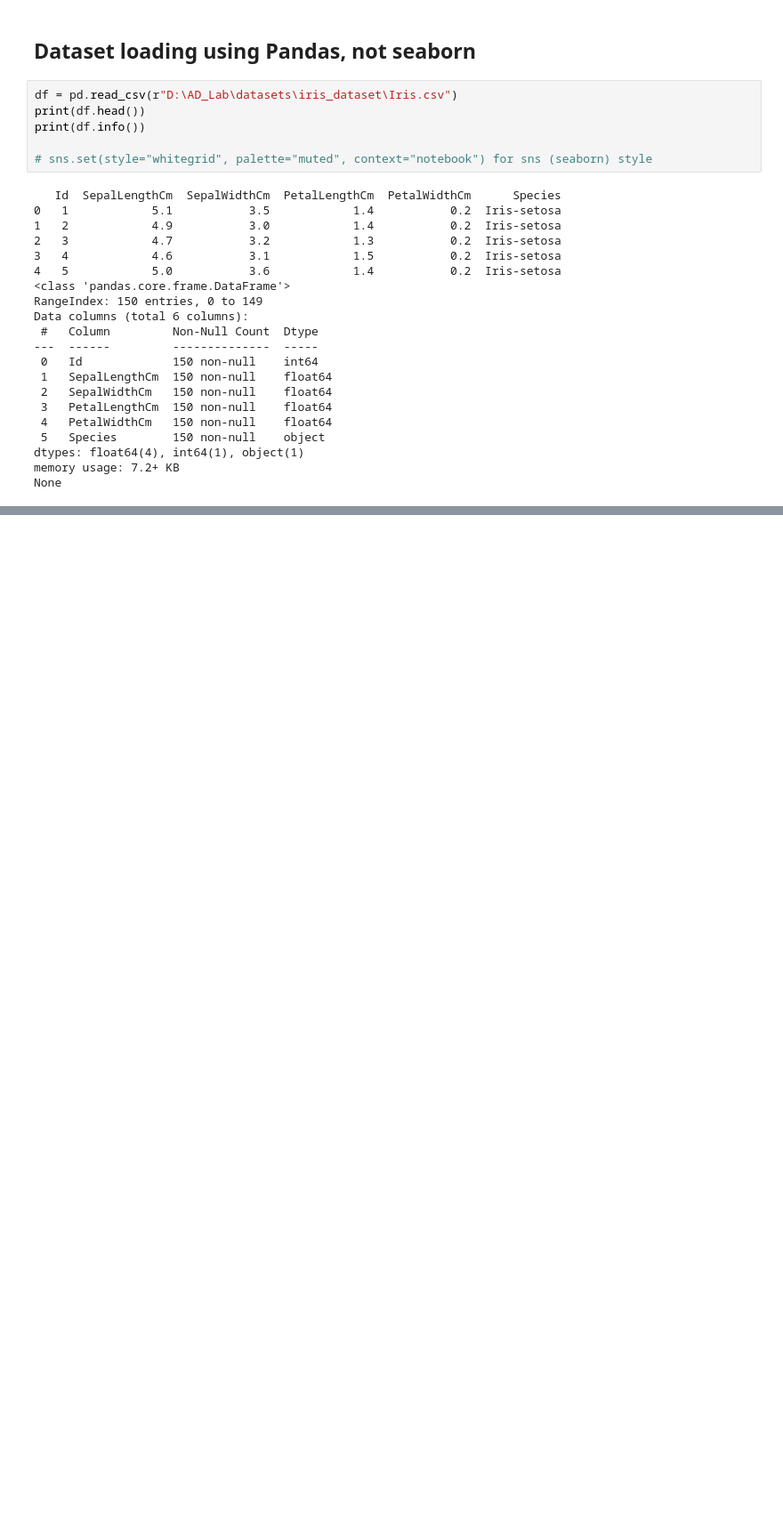
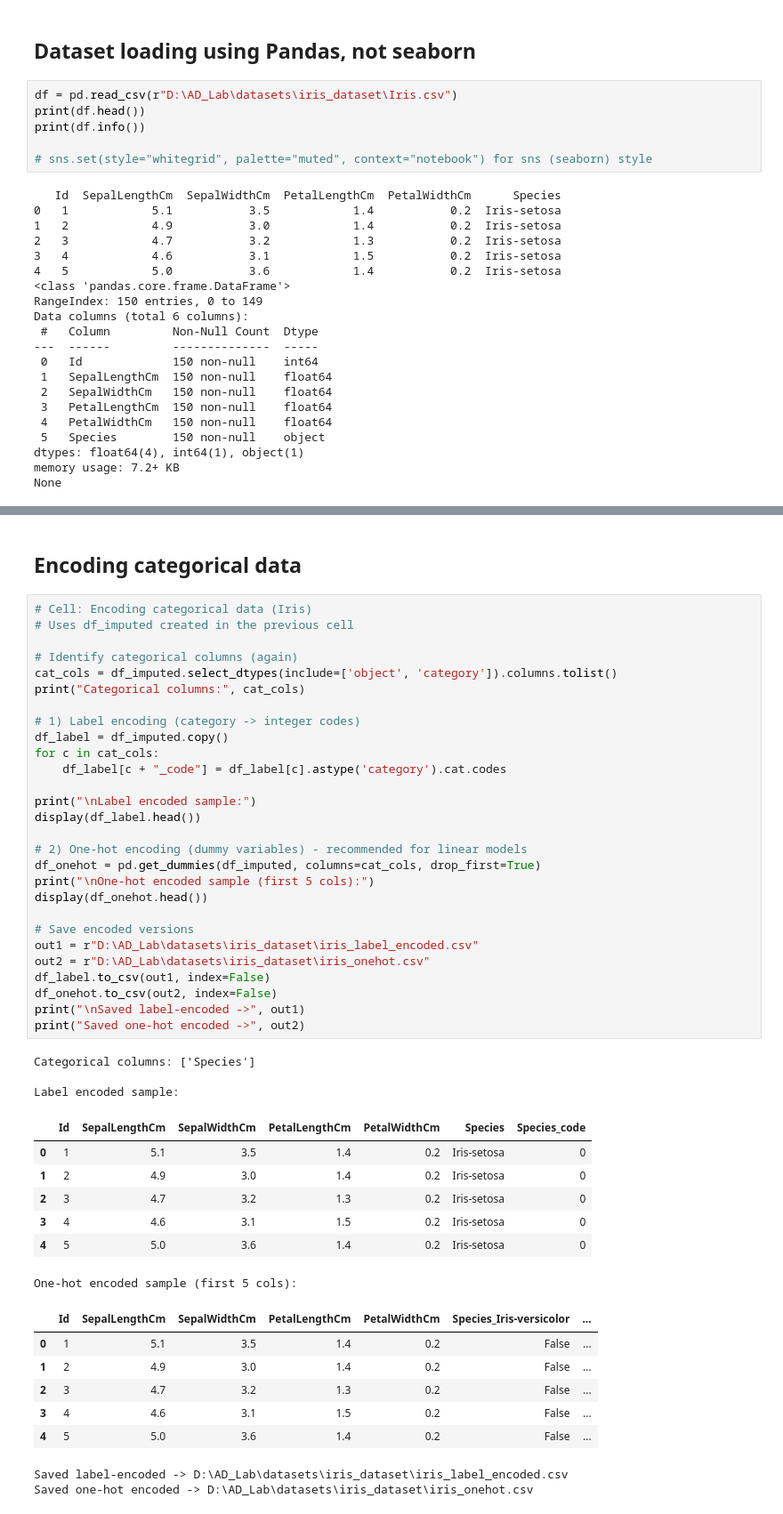
Before and after one commit to lawk-0/AD_Lab, a Jupyter notebook: Week1/iris/iris.ipynb, the cells around one changed output, grey strips where cells are left out. Shown at 89% size. Cells and saved outputs as stored; diff of their text form; blank space fills up the shorter version.

```diff
--- a/Week1/iris/iris.ipynb
+++ b/Week1/iris/iris.ipynb
@@ -64,0 +147,49 @@ None
+# %% [markdown]
+## Encoding categorical data
+# %%
+# Cell: Encoding categorical data (Iris)
+# Uses df_imputed created in the previous cell
+
+# Identify categorical columns (again)
+cat_cols = df_imputed.select_dtypes(include=['object', 'category']).columns.tolist()
+print("Categorical columns:", cat_cols)
+
+# 1) Label encoding (category -> integer codes)
+df_label = df_imputed.copy()
+for c in cat_cols:
+    df_label[c + "_code"] = df_label[c].astype('category').cat.codes
+
+print("\nLabel encoded sample:")
+display(df_label.head())
+
+# 2) One-hot encoding (dummy variables) - recommended for linear models
+df_onehot = pd.get_dummies(df_imputed, columns=cat_cols, drop_first=True)
+print("\nOne-hot encoded sample (first 5 cols):")
+display(df_onehot.head())
+
+# Save encoded versions
+out1 = r"D:\AD_Lab\datasets\iris_dataset\iris_label_encoded.csv"
+out2 = r"D:\AD_Lab\datasets\iris_dataset\iris_onehot.csv"
+df_label.to_csv(out1, index=False)
+df_onehot.to_csv(out2, index=False)
+print("\nSaved label-encoded ->", out1)
+print("Saved one-hot encoded ->", out2)
+# %% [output]
+Categorical columns: ['Species']
+
+Label encoded sample:
+|  | Id | SepalLengthCm | SepalWidthCm | PetalLengthCm | PetalWidthCm | Species | Species_code |
+| 0 | 1 | 5.1 | 3.5 | 1.4 | 0.2 | Iris-setosa | 0 |
+| 1 | 2 | 4.9 | 3.0 | 1.4 | 0.2 | Iris-setosa | 0 |
+| 2 | 3 | 4.7 | 3.2 | 1.3 | 0.2 | Iris-setosa | 0 |
+| 3 | 4 | 4.6 | 3.1 | 1.5 | 0.2 | Iris-setosa | 0 |
+| 4 | 5 | 5.0 | 3.6 | 1.4 | 0.2 | Iris-setosa | 0 |
+One-hot encoded sample (first 5 cols):
+|  | Id | SepalLengthCm | SepalWidthCm | PetalLengthCm | PetalWidthCm | Species_Iris-versicolor | ... |
+| 0 | 1 | 5.1 | 3.5 | 1.4 | 0.2 | False | ... |
+| 1 | 2 | 4.9 | 3.0 | 1.4 | 0.2 | False | ... |
+| 2 | 3 | 4.7 | 3.2 | 1.3 | 0.2 | False | ... |
+| 3 | 4 | 4.6 | 3.1 | 1.5 | 0.2 | False | ... |
+| 4 | 5 | 5.0 | 3.6 | 1.4 | 0.2 | False | ... |
+Saved label-encoded -> D:\AD_Lab\datasets\iris_dataset\iris_label_encoded.csv
+Saved one-hot encoded -> D:\AD_Lab\datasets\iris_dataset\iris_onehot.csv
```
Also changed, not shown: parts of 11 cells of this notebook, 8 other files.
